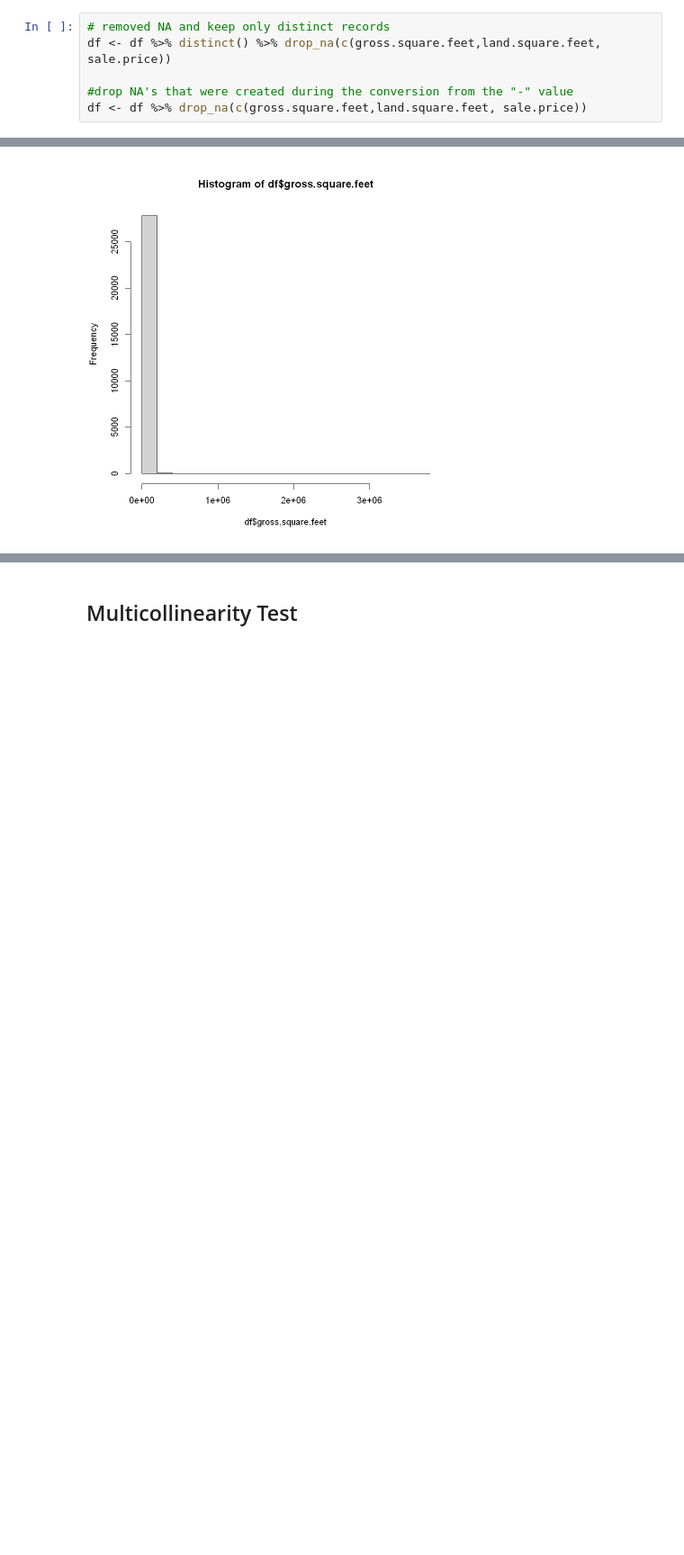
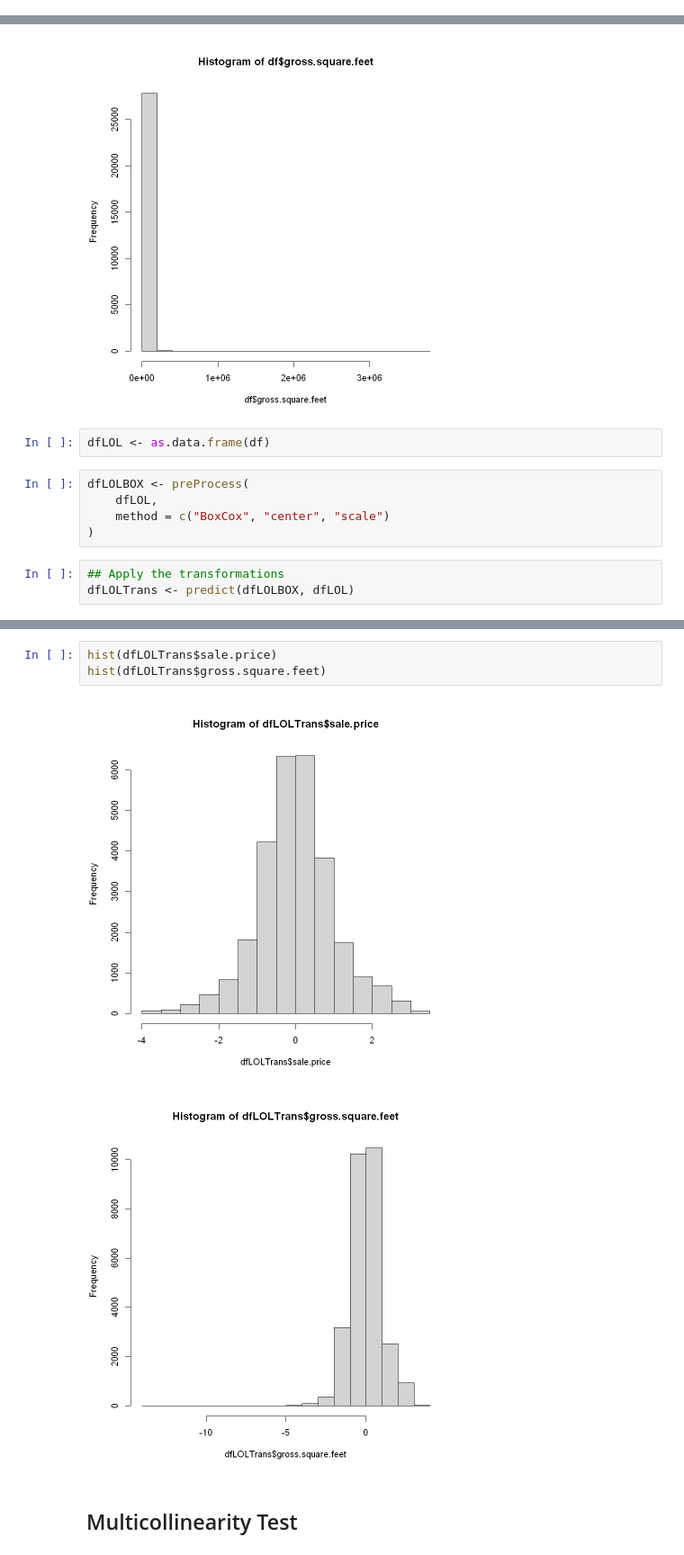
Before and after one commit to jvbaker95/OR-568-Project, a Jupyter notebook: OR-568_Project_Analysis.ipynb, the cells around one changed output, grey strips where cells are left out. Shown at 90% size. Saved outputs shown, nothing was run; the diff lists cells and outputs as text; blank space fills up the shorter version.

```diff
--- a/OR-568_Project_Analysis.ipynb
+++ b/OR-568_Project_Analysis.ipynb
@@ -364,6 +357,0 @@ df$sale.price = as.numeric(df$sale.price) # ??? This seems redundant
-# %%
-# removed NA and keep only distinct records
-df <- df %>% distinct() %>% drop_na(c(gross.square.feet,land.square.feet, sale.price))
-
-#drop NA's that were created during the conversion from the "-" value
-df <- df %>% drop_na(c(gross.square.feet,land.square.feet, sale.price))
@@ -514,3 +506,13 @@ hist(df$gross.square.feet)
 # %% [output]
 [figure]
 [figure]
+# %%
+dfLOL <- as.data.frame(df)
+# %%
+dfLOLBOX <- preProcess(
+    dfLOL,
+    method = c("BoxCox", "center", "scale")
+)
+# %%
+## Apply the transformations
+dfLOLTrans <- predict(dfLOLBOX, dfLOL)
@@ -517,3 +532,9 @@ hist(df$gross.square.feet)
+# %%
+hist(dfLOLTrans$sale.price)
+hist(dfLOLTrans$gross.square.feet)
+# %% [output]
+[figure, added]
+[figure, added]
 # %% [markdown]
 ## Multicollinearity Test
 # %%
```
Also changed, not shown: parts of 21 cells of this notebook.
